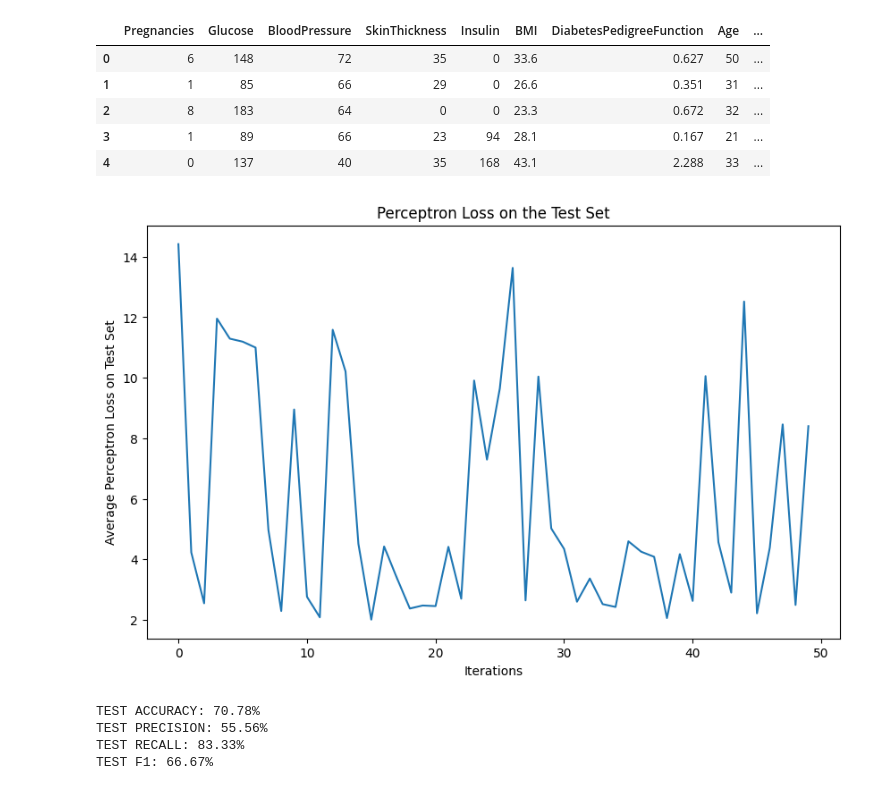
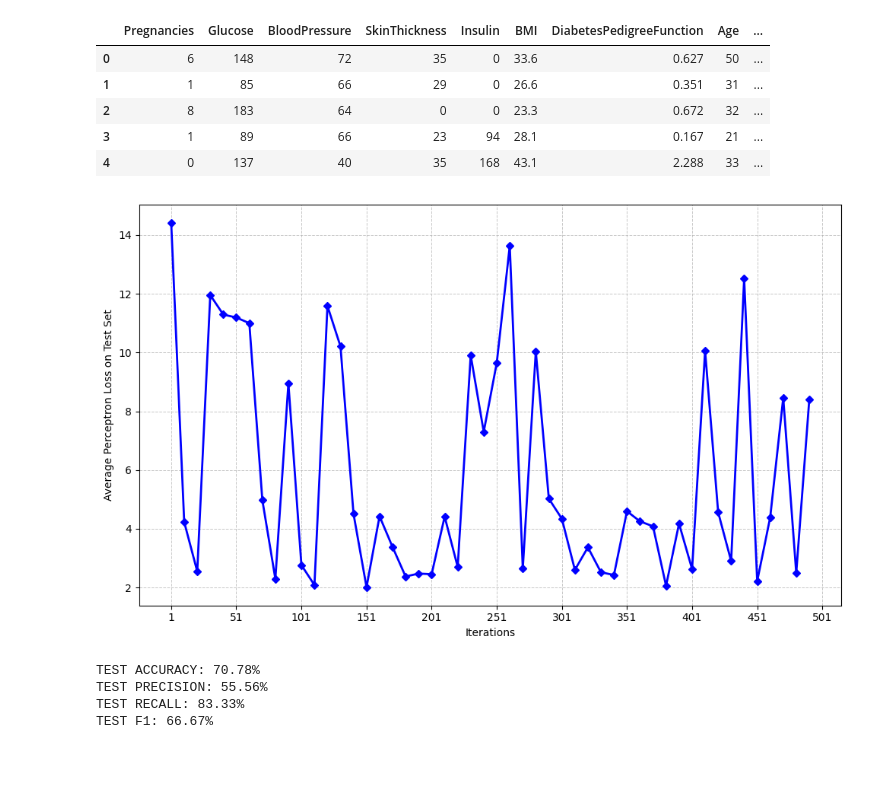
Before and after one commit to dasgauranga2/Deep-Learning-Fundamentals-Assignment-1, a Jupyter notebook: Assignment 1.ipynb, the cells around one changed output. Saved outputs shown, nothing was run; the diff lists cells and outputs as text; code cells hidden in the pictures; blank space fills up the shorter version.

Commit message:
Better looking plots

```diff
--- a/Assignment 1.ipynb
+++ b/Assignment 1.ipynb
@@ -50,8 +50,8 @@ x_train, x_test, y_train, y_test = train_test_split(x, y, test_size=0.2, stratif
 # CONVERT DATA TO PYTORCH TENSORS
 x_train = torch.tensor(x_train, dtype=torch.float64)
 x_test = torch.tensor(x_test, dtype=torch.float64)
-y_train = torch.tensor(y_train)
-y_test = torch.tensor(y_test)
+y_train = torch.tensor(y_train, dtype=torch.float64)
+y_test = torch.tensor(y_test, dtype=torch.float64)
 # %%
 # LEARNING-RATE / STEP-SIZE
 lr = 0.1
@@ -121,12 +120,16 @@ for j in range(n_iter):
 # %%
 plt.figure(figsize=(10, 6))
 
-plt.plot(test_losses)
+plt.grid(True, which='both', linestyle='--', linewidth=0.7, alpha=0.7)
 
+plt.plot(list(range(1,500,10)), test_losses, color='b', linestyle='-', linewidth=2, marker='D', markersize=5, label='Test Loss')
+
+plt.xticks(list(range(1,550,50)))
 plt.xlabel('Iterations')
 plt.ylabel('Average Perceptron Loss on Test Set')
-plt.title('Perceptron Loss on the Test Set')
+#plt.title('Perceptron Loss on the Test Set')
+plt.tight_layout()
 plt.show()
 # %% [output]
-[figure, old version]
+[figure, new version]
 # %%
```
Also changed, not shown: parts of 11 cells of this notebook.
